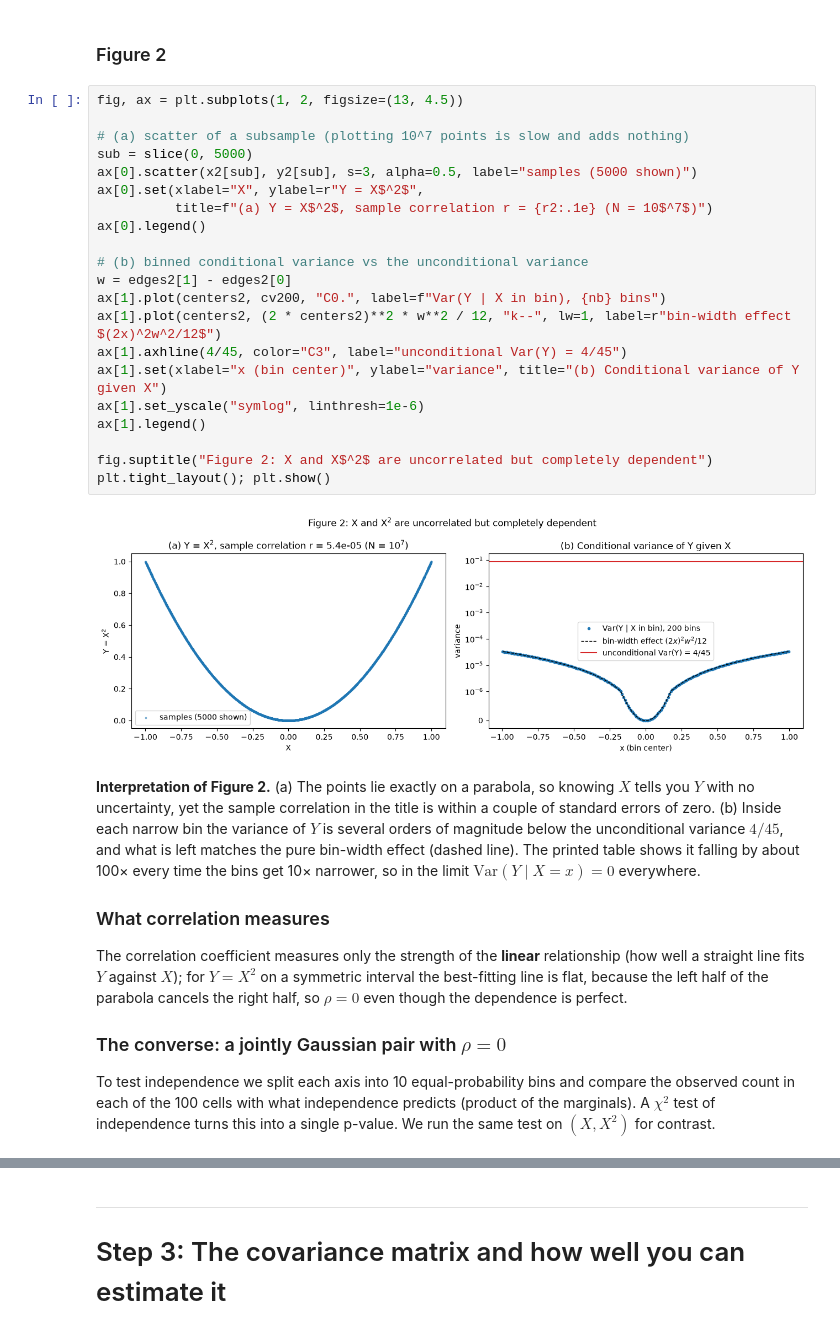
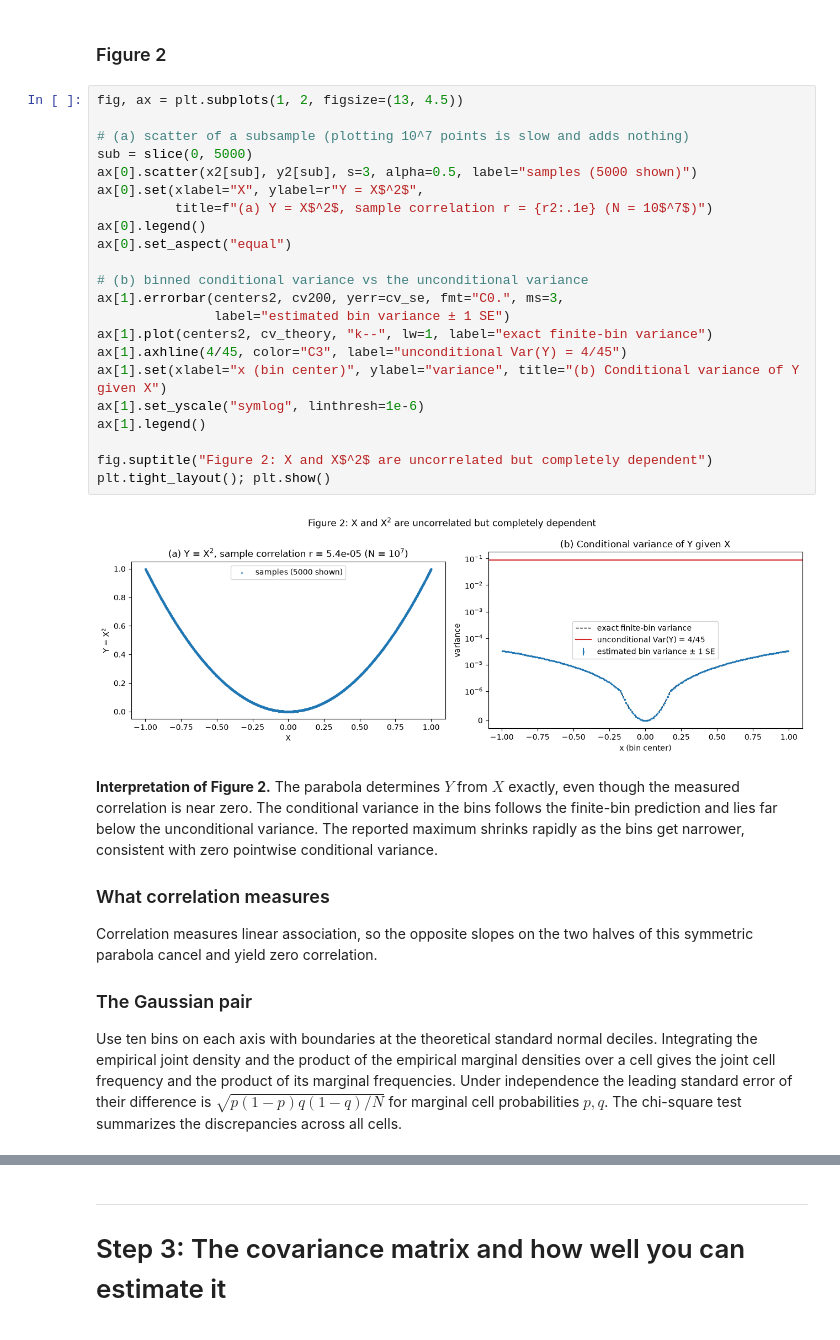
Before and after one commit to ludypalacios/mini-projects, a Jupyter notebook: Mini-Project-3/mp3.ipynb, the cells around one changed output, grey strips where cells are left out. Saved outputs shown, nothing was run; the diff lists cells and outputs as text.

```diff
--- a/Mini-Project-3/mp3.ipynb
+++ b/Mini-Project-3/mp3.ipynb
@@ -282,32 +321,35 @@ cv200 = binned_cond_var(x2, y2, edges2)
 # %%
 fig, ax = plt.subplots(1, 2, figsize=(13, 4.5))
 
 # (a) scatter of a subsample (plotting 10^7 points is slow and adds nothing)
 sub = slice(0, 5000)
 ax[0].scatter(x2[sub], y2[sub], s=3, alpha=0.5, label="samples (5000 shown)")
 ax[0].set(xlabel="X", ylabel=r"Y = X$^2$",
           title=f"(a) Y = X$^2$, sample correlation r = {r2:.1e} (N = 10$^7$)")
 ax[0].legend()
+ax[0].set_aspect("equal")
 
 # (b) binned conditional variance vs the unconditional variance
-w = edges2[1] - edges2[0]
-ax[1].plot(centers2, cv200, "C0.", label=f"Var(Y | X in bin), {nb} bins")
-ax[1].plot(centers2, (2 * centers2)**2 * w**2 / 12, "k--", lw=1, label=r"bin-width effect $(2x)^2w^2/12$")
+ax[1].errorbar(centers2, cv200, yerr=cv_se, fmt="C0.", ms=3,
+               label="estimated bin variance ± 1 SE")
+ax[1].plot(centers2, cv_theory, "k--", lw=1, label="exact finite-bin variance")
 ax[1].axhline(4/45, color="C3", label="unconditional Var(Y) = 4/45")
 ax[1].set(xlabel="x (bin center)", ylabel="variance", title="(b) Conditional variance of Y given X")
 ax[1].set_yscale("symlog", linthresh=1e-6)
 ax[1].legend()
 
 fig.suptitle("Figure 2: X and X$^2$ are uncorrelated but completely dependent")
 plt.tight_layout(); plt.show()
 # %% [output]
-[figure, old version]
+[figure, new version]
 # %% [markdown]
-**Interpretation of Figure 2.** (a) The points lie exactly on a parabola, so knowing $X$ tells you $Y$ with no uncertainty, yet the sample correlation in the title is within a couple of standard errors of zero. (b) Inside each narrow bin the variance of $Y$ is several orders of magnitude below the unconditional variance $4/45$, and what is left matches the pure bin-width effect (dashed line). The printed table shows it falling by about 100× every time the bins get 10× narrower, so in the limit $\mathrm{Var}(Y\mid X=x)=0$ everywhere.
+**Interpretation of Figure 2.** The parabola determines $Y$ from $X$ exactly, even though the measured correlation is near zero. The conditional variance in the bins follows the finite-bin prediction and lies far below the unconditional variance. The reported maximum shrinks rapidly as the bins get narrower, consistent with zero pointwise conditional variance.
 
 ### What correlation measures
-The correlation coefficient measures only the strength of the **linear** relationship (how well a straight line fits $Y$ against $X$); for $Y = X^2$ on a symmetric interval the best-fitting line is flat, because the left half of the parabola cancels the right half, so $\rho = 0$ even though the dependence is perfect.
 
-### The converse: a jointly Gaussian pair with $\rho = 0$
-To test independence we split each axis into 10 equal-probability bins and compare the observed count in each of the 100 cells with what independence predicts (product of the marginals). A $\chi^2$ test of independence turns this into a single p-value. We run the same test on $(X, X^2)$ for contrast.
+Correlation measures linear association, so the opposite slopes on the two halves of this symmetric parabola cancel and yield zero correlation.
+
+### The Gaussian pair
+
+Use ten bins on each axis with boundaries at the theoretical standard normal deciles. Integrating the empirical joint density and the product of the empirical marginal densities over a cell gives the joint cell frequency and the product of its marginal frequencies. Under independence the leading standard error of their difference is $\sqrt{p(1-p)q(1-q)/N}$ for marginal cell probabilities $p,q$. The chi-square test summarizes the discrepancies across all cells.
 # %%
```
Also changed, not shown: parts of 36 cells of this notebook, 1 other file.
